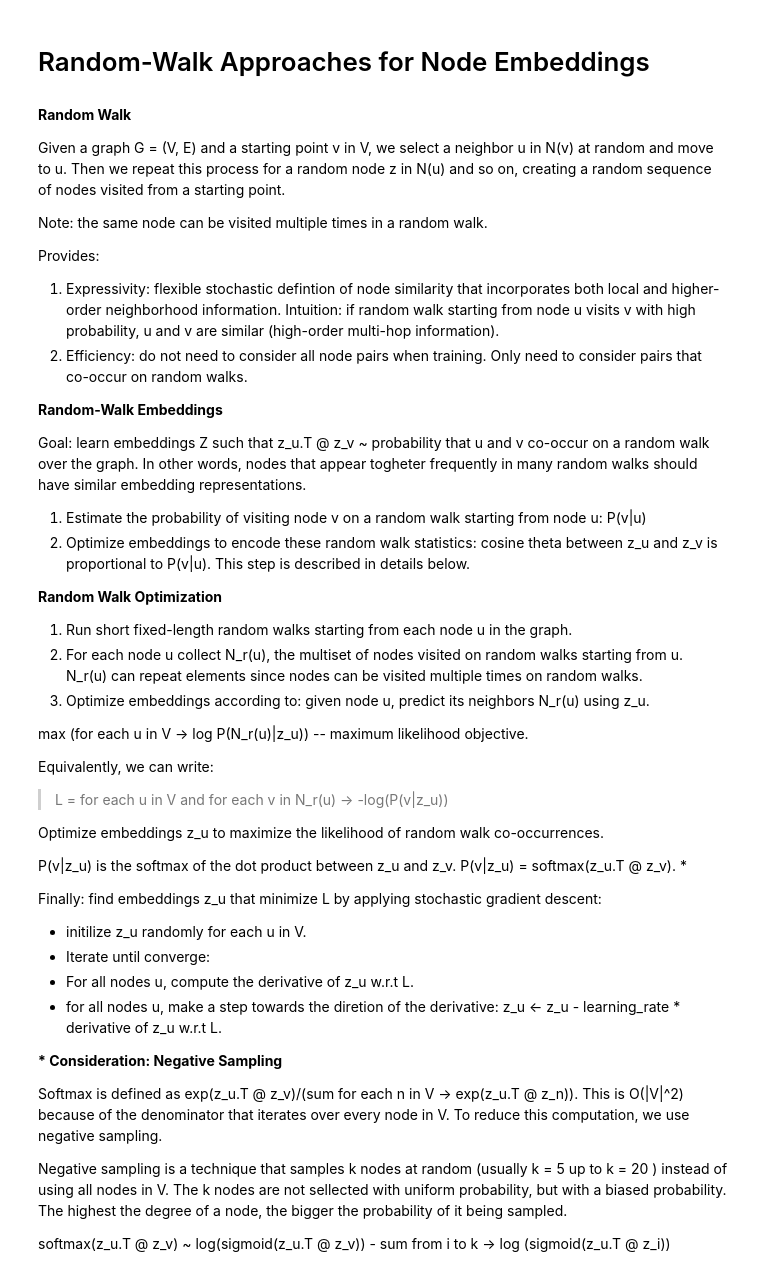
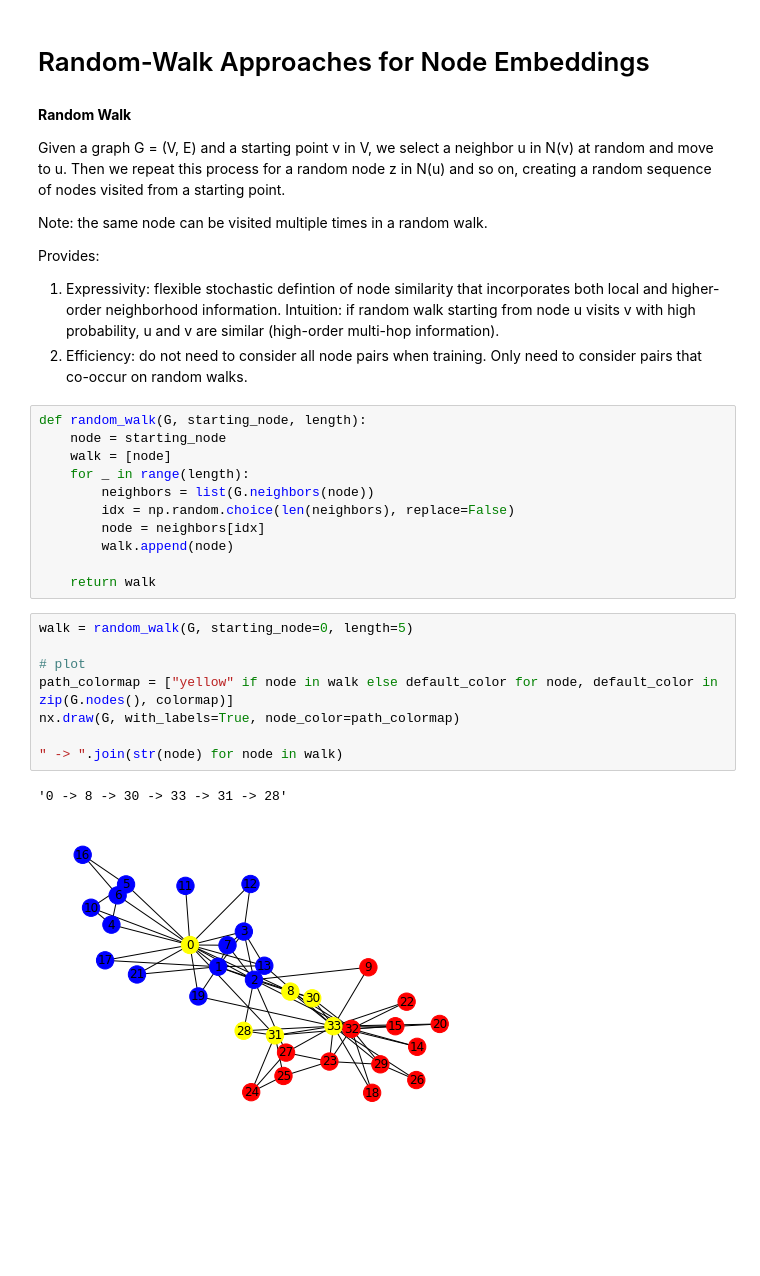
Before and after one commit to JAugusto97/graph-ml, a Jupyter notebook: 5-node_embeddings.ipynb, the cells around one changed output. Saved outputs shown, nothing was run; the diff lists cells and outputs as text; blank space fills up the shorter version.

```diff
--- a/5-node_embeddings.ipynb
+++ b/5-node_embeddings.ipynb
@@ -76,41 +95,25 @@ Provides:
 
 1. Expressivity: flexible stochastic defintion of node similarity that incorporates both local and higher-order neighborhood information. Intuition: if random walk starting from node u visits v with high probability, u and v are similar (high-order multi-hop information).
 2. Efficiency: do not need to consider all node pairs when training. Only need to consider pairs that co-occur on random walks.
-
-<b>Random-Walk Embeddings</b>
-
-Goal: learn embeddings Z such that z_u.T @ z_v ~ probability that u and v co-occur on a random walk over the graph. In other words, nodes that appear togheter frequently in many random walks should have similar embedding representations.
-
-1. Estimate the probability of visiting node v on a random walk starting from node u: P(v|u)
-2. Optimize embeddings to encode these random walk statistics: cosine theta between z_u and z_v is proportional to P(v|u). This step is described in details below.
-
-<b>Random Walk Optimization</b>
-
-1. Run short fixed-length random walks starting from each node u in the graph.
-2. For each node u collect N_r(u), the multiset of nodes visited on random walks starting from u. N_r(u) can repeat elements since nodes can be visited multiple times on random walks.
-3. Optimize embeddings according to: given node u, predict its neighbors N_r(u) using z_u.
-
-max (for each u in V -> log P(N_r(u)|z_u)) -- maximum likelihood objective.
-
-Equivalently, we can write:
-
-> L = for each u in V and for each v in N_r(u) -> -log(P(v|z_u))
-
-Optimize embeddings z_u to maximize the likelihood of random walk co-occurrences.
-
-P(v|z_u) is the softmax of the dot product between z_u and z_v. P(v|z_u) = softmax(z_u.T @ z_v). \*
-
-Finally: find embeddings z_u that minimize L by applying stochastic gradient descent:
-
-* initilize z_u randomly for each u in V.
-* Iterate until converge:
-* For all nodes u, compute the derivative of z_u w.r.t L.
-* for all nodes u, make a step towards the diretion of the derivative: z_u <- z_u - learning_rate * derivative of z_u w.r.t L.
-
-<b> * Consideration: Negative Sampling </b>
-
-Softmax is defined as exp(z_u.T @ z_v)/(sum for each n in V -> exp(z_u.T @ z_n)). This is O(|V|^2) because of the denominator that iterates over every node in V. To reduce this computation, we use negative sampling.
-
-Negative sampling is a technique that samples k nodes at random (usually k = 5 up to k = 20 ) instead of using all nodes in V. The k nodes are not sellected with uniform probability, but with a biased probability. The highest the degree of a node, the bigger the probability of it being sampled.
-
-softmax(z_u.T @ z_v) ~ log(sigmoid(z_u.T @ z_v)) - sum from i to k -> log (sigmoid(z_u.T @ z_i))
+# %%
+def random_walk(G, starting_node, length):
+    node = starting_node
+    walk = [node]
+    for _ in range(length):
+        neighbors = list(G.neighbors(node))
+        idx = np.random.choice(len(neighbors), replace=False)
+        node = neighbors[idx]
+        walk.append(node)
+
+    return walk
+# %%
+walk = random_walk(G, starting_node=0, length=5)
+
+# plot
+path_colormap = ["yellow" if node in walk else default_color for node, default_color in zip(G.nodes(), colormap)]
+nx.draw(G, with_labels=True, node_color=path_colormap)
+
+" -> ".join(str(node) for node in walk)
+# %% [output]
+'0 -> 8 -> 30 -> 33 -> 31 -> 28'
+[figure, added]
```
Also changed, not shown: parts of 8 cells of this notebook.
